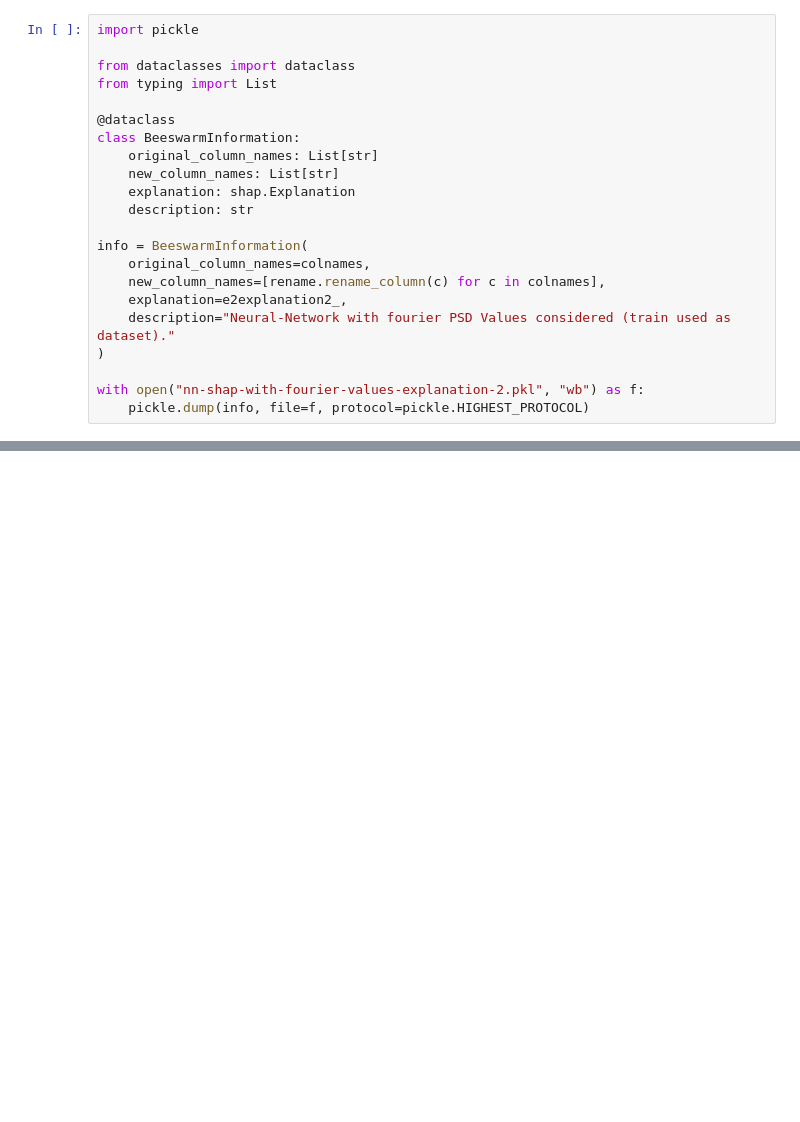
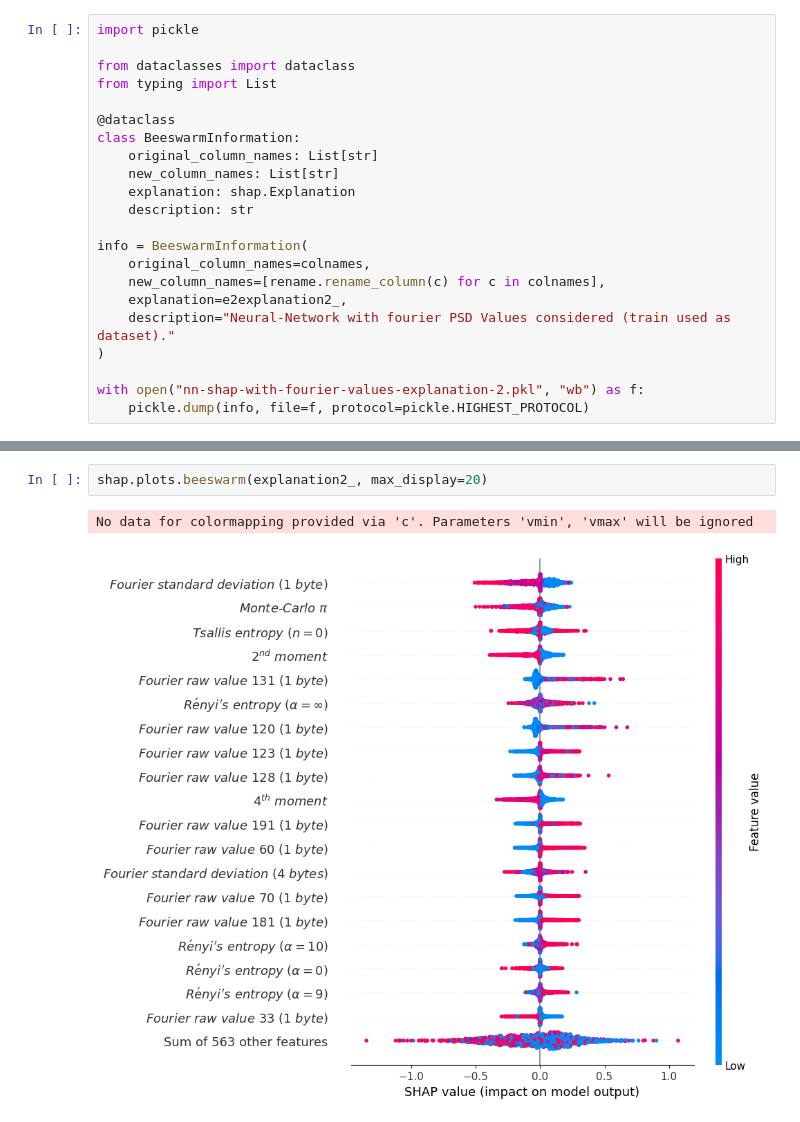
Before and after one commit to bhattacharjee/paperv2, a Jupyter notebook: E2/shapley_final/nn-shap.ipynb, the cells around one changed output, grey strips where cells are left out. Saved outputs shown, nothing was run; the diff lists cells and outputs as text; blank space fills up the shorter version.

```diff
--- a/E2/shapley_final/nn-shap.ipynb
+++ b/E2/shapley_final/nn-shap.ipynb
@@ -420,0 +500,5 @@ with open("nn-shap-with-fourier-values-explanation-2.pkl", "wb") as f:
+# %%
+shap.plots.beeswarm(explanation2_, max_display=20)
+# %% [output]
+No data for colormapping provided via 'c'. Parameters 'vmin', 'vmax' will be ignored
+[figure, added]
```
Also changed, not shown: parts of 7 cells of this notebook.
